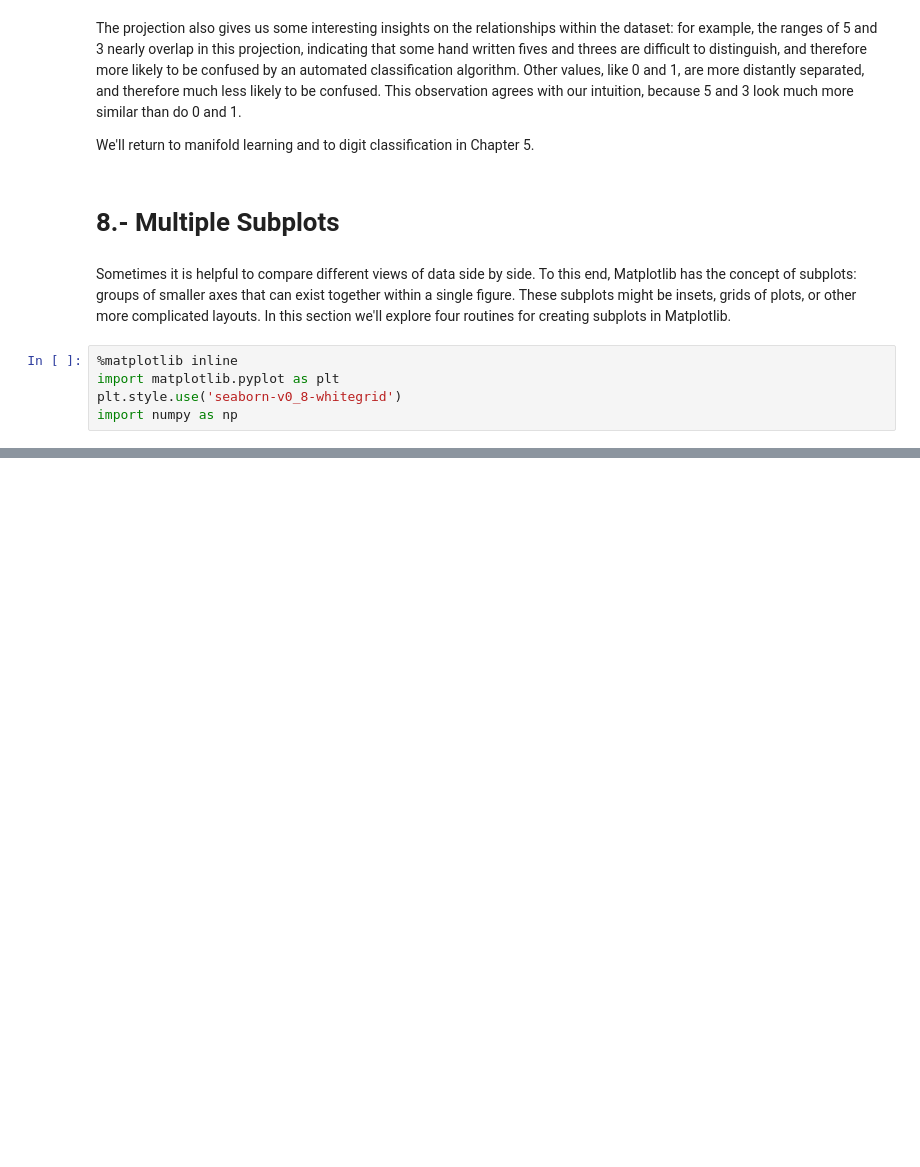
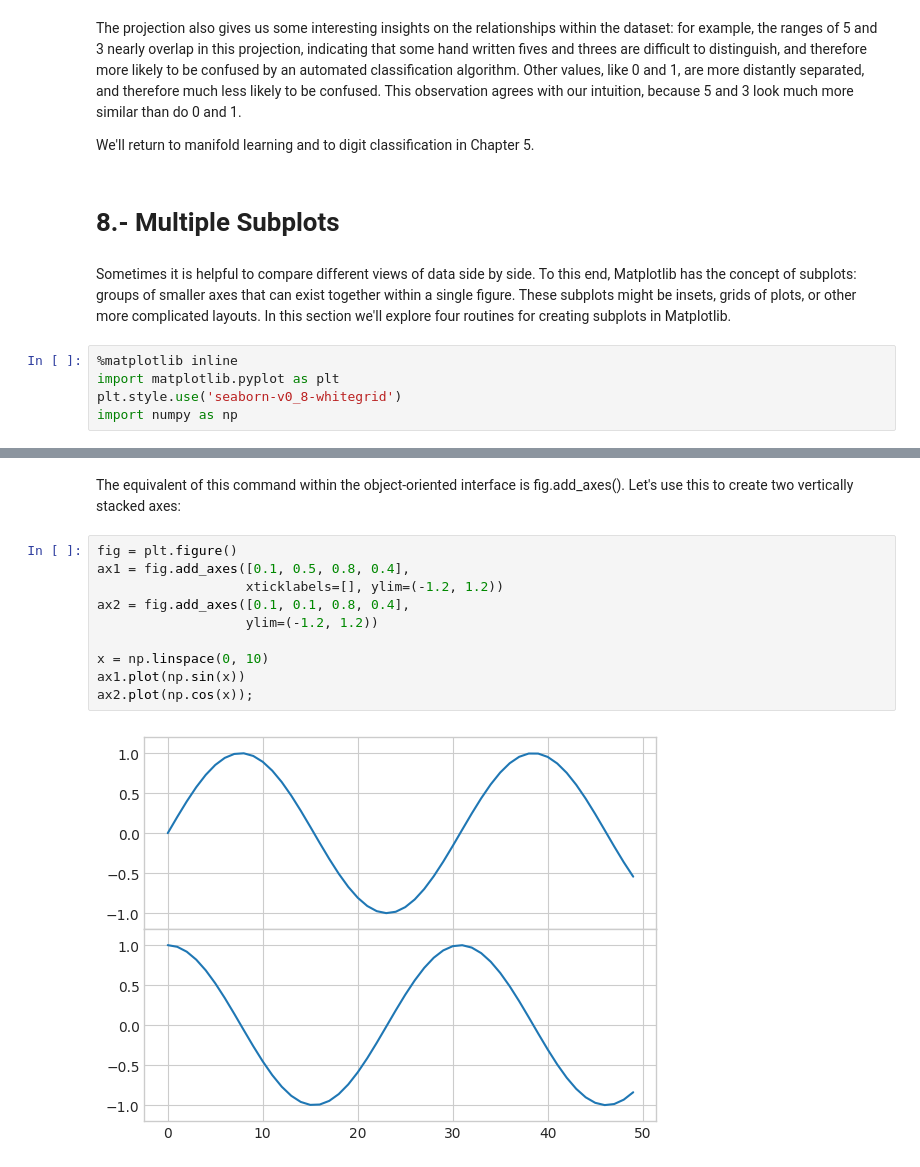
Before and after one commit to dirodgu/python_data_analysis_course, a Jupyter notebook: notebooks/chapter_4.ipynb, the cells around one changed output, grey strips where cells are left out. Saved outputs shown, nothing was run; the diff lists cells and outputs as text; blank space fills up the shorter version.

```diff
--- a/notebooks/chapter_4.ipynb
+++ b/notebooks/chapter_4.ipynb
@@ -994,0 +1003,14 @@ import numpy as np
+# %% [markdown]
+The equivalent of this command within the object-oriented interface is fig.add_axes(). Let's use this to create two vertically stacked axes:
+# %%
+fig = plt.figure()
+ax1 = fig.add_axes([0.1, 0.5, 0.8, 0.4],
+                   xticklabels=[], ylim=(-1.2, 1.2))
+ax2 = fig.add_axes([0.1, 0.1, 0.8, 0.4],
+                   ylim=(-1.2, 1.2))
+
+x = np.linspace(0, 10)
+ax1.plot(np.sin(x))
+ax2.plot(np.cos(x));
+# %% [output]
+[figure, added]
```
Also changed, not shown: parts of 44 cells of this notebook.
